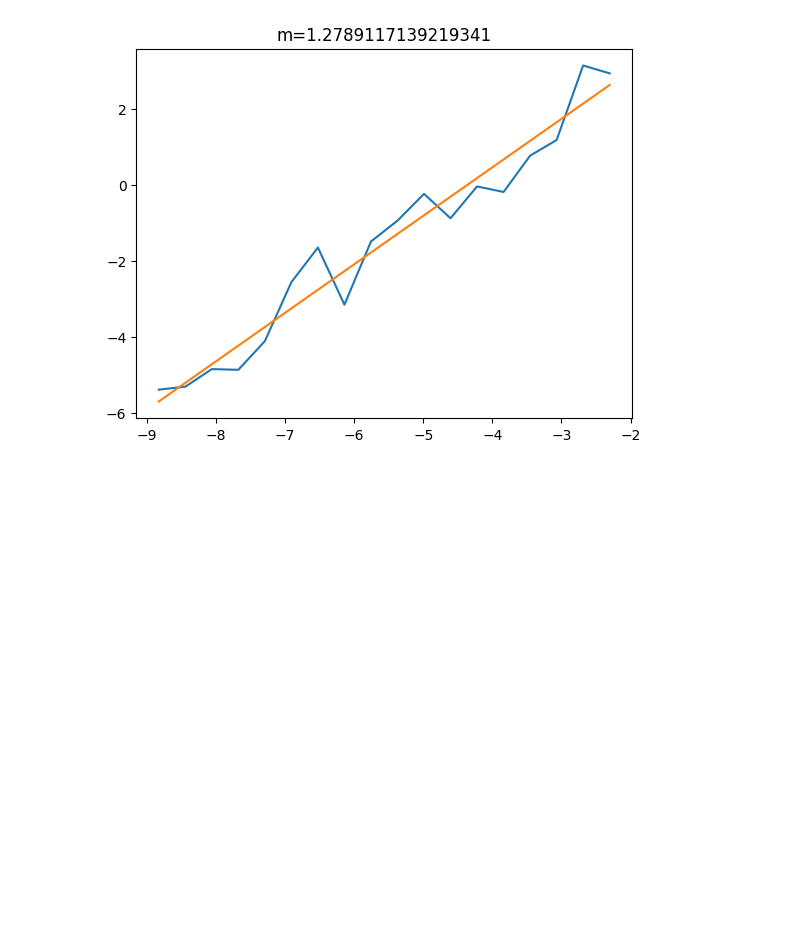
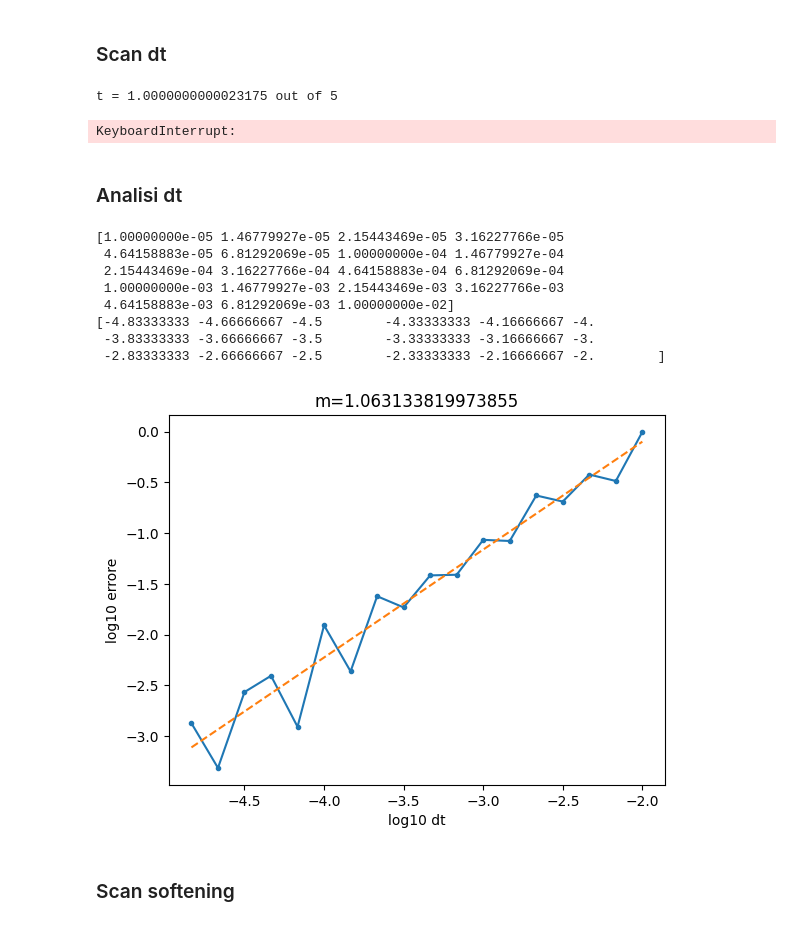
Before and after one commit to danivolo/rebbound, a Jupyter notebook: integratori.ipynb, the cells around one changed output. Saved outputs shown, nothing was run; the diff lists cells and outputs as text; code cells hidden in the pictures; blank space fills up the shorter version.

Commit message:
Svolto analisi integratori per i tre parametri

```diff
--- a/integratori.ipynb
+++ b/integratori.ipynb
@@ -7,29 +41,6 @@ from scipy.optimize import curve_fit
+# %% [markdown]
+### Scan dt
 # %%
-def heartbeat(sim_pointer):
-    global v, cycle
-    sim = sim_pointer.contents
-    t = sim.t
-
-    dt = boxL*nx/ncols/(2*Vx) #Particle spawning interval
-
-    #Spawn particles
-    if np.floor(t/dt)>cycle:
-        cycle += 1
-        x = nx*boxL/2
-        ys = np.linspace(-ny*boxL/2*0.9,ny*boxL/2*0.9,nrows)
-        vx = -2*Vx
-        for j, y in enumerate(ys):
-            sim.add(m=M/N,x=x,y=y,vx=vx,r=boxL/50)
-        t = 0
-
-    v = np.append(v,sim.particles["BH"].vx) #save BH velocity
-
-# Ms = np.linspace(10,100,10) #Massa gas
-M = 100
-# ms = np.linspace(10,100,10) #Massa BH
-# Vxs = np.linspace(1,100,100) #Velocità relativa
-m = 100
-
 scanname = "scandt2"
 scanfolder = f"scans/{scanname}"
 picklefile = f'scans/{scanname}.pickle'
@@ -37,25 +48,13 @@ save_fig = True #spegni se non vuoi che plotti
 save = True #occhio a sovrascrivere
 autosave = True #autosalva ad ogni loop interno
 
-from pathlib import Path
+N = 100 # aumenta se possibile
+T = 5# aumenta se possibile
+
 Path(scanfolder).mkdir(parents=True,exist_ok=True)
 picklefile = f'scans/{scanname}.pickle'
 
-boxL = 10
-nx, ny = 10, 5
-np.random.seed(0)
-N = 500 # aumenta se possibile
-T = 10# aumenta se possibile
-nrows = 20# aumenta se possibile
-ncols = int(N/nrows)
-
-Vx = 10
-x0 = nx*boxL/2*0.1
-
 out = []
-
-def line(x,a,q):
-    return a*x+q
 
 dts = np.logspace(-5,-2,19)
 
@@ -118,8 +117,13 @@ for dt in dts:
 if save:
     with open(picklefile, 'wb') as handle:
         pickle.dump(out, handle, protocol=pickle.HIGHEST_PROTOCOL)
+# %% [output]
+t = 1.0000000000023175 out of 5
+KeyboardInterrupt:
+# %% [markdown]
+### Analisi dt
 # %%
-scanname = "scandt"
+scanname = "scandt2"
 scanfolder = f"scans/{scanname}"
 picklefile = f'scans/{scanname}.pickle'
 
@@ -128,42 +132,52 @@ with open(picklefile, 'rb') as handle:
 
 dts = np.array([res["dt"] for res in out])
 vs = [res["v"] for res in out]
-
-T = 10
 
 from scipy.interpolate import make_splrep
 
 v0 = vs[0]
 x0 = np.linspace(0,1,len(v0))*T
 v0spl = make_splrep(x0,v0)
 
 errs = []
 for i in range(1,len(out)):
     v1 = vs[i]
     x1 = np.linspace(0,1,len(v1))*T
     v1spl = make_splrep(x1,v1)
     fig, ax = plt.subplots()
     dy = v0spl(x0)-v1spl(x0)
     err = np.sqrt(np.sum(dy**2))
     errs.append(err)
     ax.plot(x0,dy)
     ax.set_title(f"{dts[i]:0.4f} vs {dts[0]:0.4f}")
     if i==0:
         plt.show()
     plt.close()
 
 errs = np.array(errs)
 fig, ax = plt.subplots()
-Xfit = np.log(dts[1:])
-Yfit = np.log(errs)
-ax.plot(Xfit,Yfit)
-# ax.set_xscale("log")
-# ax.set_yscale("log")
+Xfit = np.log10(dts[1:])
+print(dts)
+print(Xfit)
+Yfit = np.log10(errs)
 def line(x,m,q):
     return m*x+q
 popt, _ = curve_fit(line,Xfit,Yfit)
-ax.plot(Xfit,line(Xfit,*popt))
+ax.plot(Xfit,Yfit, '.-C0')
+ax.plot(Xfit,line(Xfit,*popt),'--C1')
 ax.set_title(f"m={popt[0]}")
+ax.set_xlabel("log10 dt")
+ax.set_ylabel("log10 errore")
 plt.show()
 # %% [output]
+[1.00000000e-05 1.46779927e-05 2.15443469e-05 3.16227766e-05
+ 4.64158883e-05 6.81292069e-05 1.00000000e-04 1.46779927e-04
+ 2.15443469e-04 3.16227766e-04 4.64158883e-04 6.81292069e-04
+ 1.00000000e-03 1.46779927e-03 2.15443469e-03 3.16227766e-03
+ 4.64158883e-03 6.81292069e-03 1.00000000e-02]
+[-4.83333333 -4.66666667 -4.5        -4.33333333 -4.16666667 -4.
+ -3.83333333 -3.66666667 -3.5        -3.33333333 -3.16666667 -3.
+ -2.83333333 -2.66666667 -2.5        -2.33333333 -2.16666667 -2.        ]
-[figure, old version]
+[figure, new version]
+# %% [markdown]
+### Scan softening
```
Also changed, not shown: parts of 10 cells of this notebook.
